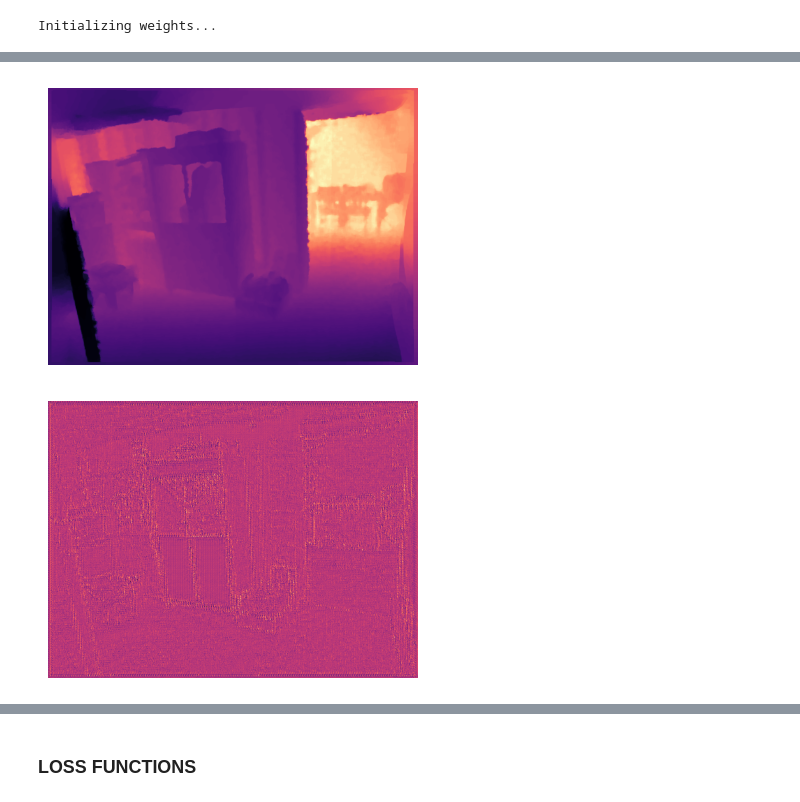
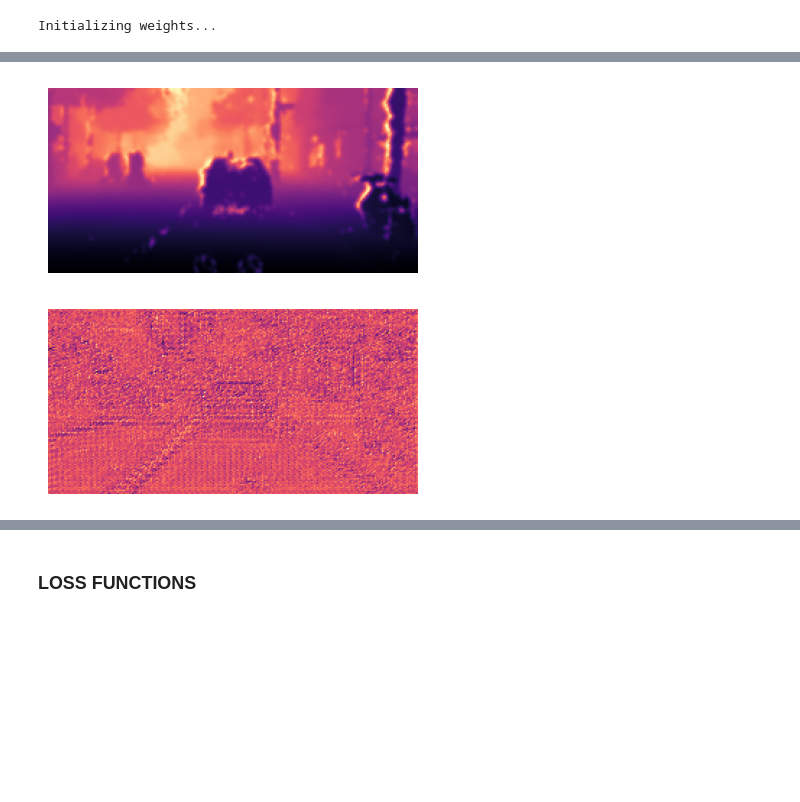
Before and after one commit to Utsab-2010/Depth-Estimation-Task, a Jupyter notebook: test_citysc.ipynb, the cells around one changed output, grey strips where cells are left out. Drawn from its saved outputs; the diff is of its cells as text; code cells hidden in the pictures; blank space fills up the shorter version.

Commit message:
Added CityScapes dataset preprocessing for depth and segmentation

```diff
--- a/test_citysc.ipynb
+++ b/test_citysc.ipynb
@@ -494,0 +554,7 @@ MainModel(
+# %%
+img_tensor, depth_tensor,seg_tensor = dataset[15]
+img_tensor = img_tensor.to(device)
+img_tensor = img_tensor.unsqueeze(0)
+depth_tensor = depth_tensor.unsqueeze(0)
+depth_tensor = depth_tensor.to(device)
+seg_tensor = seg_tensor.to(device)
@@ -505,14 +582,14 @@ torch.Size([1, 480, 640])
 # %%
-depth_path = '../nyu_data/data/nyu2_train/basement_0001a_out/1.png'
-gt_depth = Image.open(depth_path)
-depth_tensor = transform(gt_depth).unsqueeze(0)  # add batch dimension
-depth_tensor = depth_tensor.to(device)
-# plt.imshow(gt_depth)
+# depth_path = '../nyu_data/data/nyu2_train/basement_0001a_out/1.png'
+# gt_depth = Image.open(depth_path)
+# depth_tensor = transform(gt_depth).unsqueeze(0)  # add batch dimension
+# depth_tensor = depth_tensor.to(device)
+# # plt.imshow(gt_depth)
 depth_to_display(depth_tensor)  # (1,1,H,W)
 depth_to_display(dec_out[3])  # (1,1,H,W)
 # %% [output]
-[figure, old version]
+[figure, new version]
-[figure, old version]
+[figure, new version]
 # %%
 depth_tensor
 # %% [output]
```
Also changed, not shown: parts of 29 cells of this notebook.
